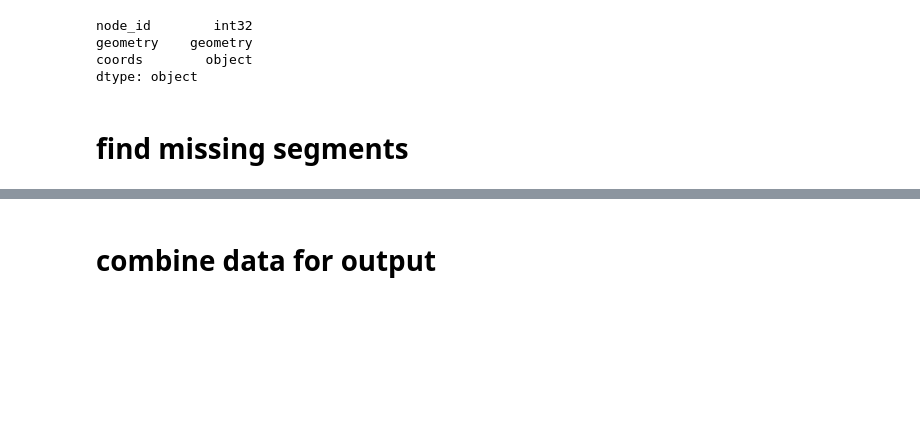
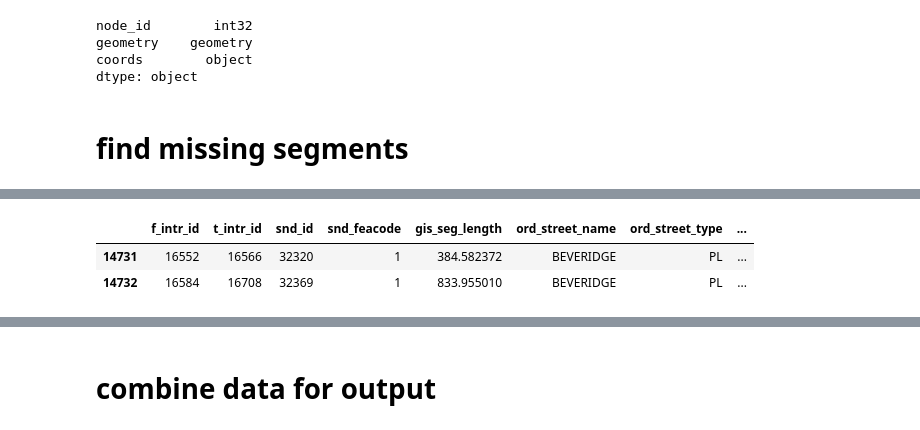
Before and after one commit to mike-babb/seattle_streets, a Jupyter notebook: code/step_04_find_discontinuities.ipynb, the cells around one changed output, grey strips where cells are left out. Saved outputs shown, nothing was run; the diff lists cells and outputs as text; code cells hidden in the pictures; blank space fills up the shorter version.

```diff
--- a/code/step_04_find_discontinuities.ipynb
+++ b/code/step_04_find_discontinuities.ipynb
@@ -117,3 +129,11 @@ gdf.columns
+# %%
+testo = gdf.loc[gdf['ord_street_name'] == 'BEVERIDGE', :]
+# %%
+testo.head()
+# %% [output]
+|  | f_intr_id | t_intr_id | snd_id | snd_feacode | gis_seg_length | ord_street_name | ord_street_type | ... |
+| 14731 | 16552 | 16566 | 32320 | 1 | 384.582372 | BEVERIDGE | PL | ... |
+| 14732 | 16584 | 16708 | 32369 | 1 | 833.955010 | BEVERIDGE | PL | ... |
 # %%
 # here is where the discontinuities are identified and the "missing" segments are created.
 # a full run, without saving intermediate data, takes less than a minute.
```
Also changed, not shown: parts of 32 cells of this notebook, 5 other files.
